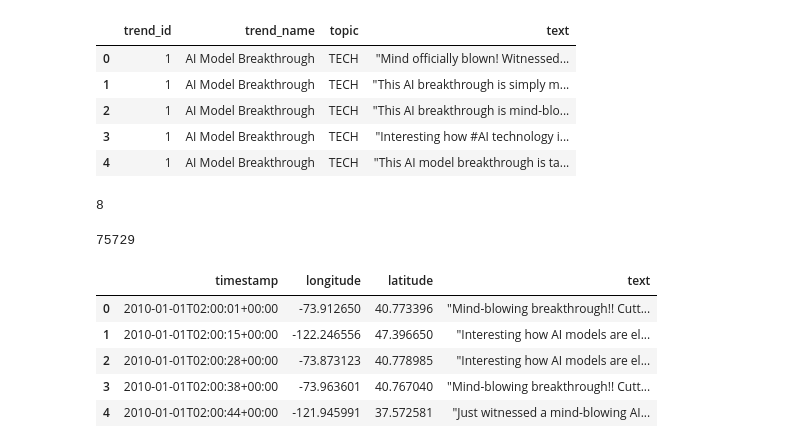
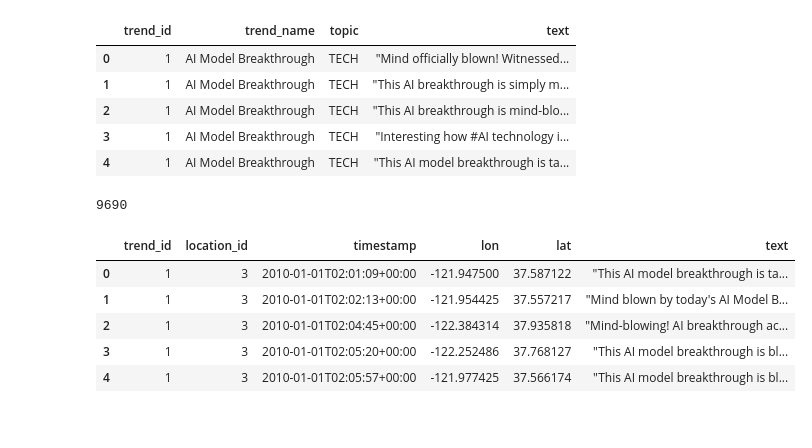
Before and after one commit to krinart/trend-pulse, a Jupyter notebook: notebooks/Trend Generation.ipynb, the cells around one changed output. Cells and saved outputs as stored; diff of their text form; code cells hidden in the pictures.

```diff
--- a/notebooks/Trend Generation.ipynb
+++ b/notebooks/Trend Generation.ipynb
@@ -412,12 +412,13 @@ def mercator_to_latlng(x: float, y: float):
     lon, lat = MERCATOR_TO_WGS84.transform(x, y)
     return lat, lon  # Return as (lat,lon) for consistency with most APIs
 
-def generate_messages_for_trend(trend_id: str,
-                              timeseries,
-                              heatmaps,
-                              window_minutes: int,
-                              messages_by_trend,
-                              total_messages: int = 10000):
+def generate_message_points_for_trend(trend_id: str,
+                                location_id,
+                                timeseries,
+                                heatmaps,
+                                window_minutes: int,
+                                messages_by_trend,
+                                total_messages: int = 10000):
     """Generate individual messages from trend's timeseries and heatmap data"""
 
     # Calculate message counts per window based on timeseries values
@@ -466,10 +467,11 @@ def generate_messages_for_trend(trend_id: str,
             )
 
             messages.append({
-                # 'trend_id': trend_id,
+                'trend_id': trend_id,
+                'location_id': location_id,
                 'timestamp': msg_timestamp.replace(microsecond=0).isoformat(),
-                'longitude': lon,
-                'latitude': lat,
+                'lon': lon,
+                'lat': lat,
                 'text': random.choice(messages_by_trend[trend_id]),
             })
 
@@ -477,37 +479,30 @@ def generate_messages_for_trend(trend_id: str,
 # %%
 trends, trends_timeseries, _, trends_timeseries_heatmaps,  = result_v23
 # %%
-trends_heatmaps = defaultdict(lambda: defaultdict(list))
+message_points = []
 
-for trend_id in trends_timeseries_heatmaps.keys():
-    for location_heatmaps in trends_timeseries_heatmaps[trend_id].values():
-        for timestamp, points in location_heatmaps.items():
-            # assert False, points[0]
-            trends_heatmaps[trend_id][timestamp].extend(points)
-print(len(trends_heatmaps))
+for trend_id, trend_config in enumerate(TRENDS_CONFIG, 1):
+    for location_id, trend_location_heatmaps in trends_timeseries_heatmaps[trend_id].items():
+
+        message_points.extend(generate_message_points_for_trend(
+            trend_id,
+            location_id,
+            trends_timeseries[trend_id],
+            trend_location_heatmaps,
+            trend_config.timeseries_config.window_minutes,
+            messages_by_trend,
+            total_messages=500))
+
+print(len(message_points))
 # %% [output]
-8
+9690
-# %%
-trends_messages = []
-
-for trend_id, trend_config in enumerate(TRENDS_CONFIG, 1):
-    trends_messages.extend(generate_messages_for_trend(
-        trend_id,
-        trends_timeseries[trend_id],
-        trends_heatmaps[trend_id],
-        trend_config.timeseries_config.window_minutes,
-        messages_by_trend))
-
-len(trends_messages)
-# %% [output]
-75729
-# %%
-df = pd.DataFrame(trends_messages)
-df.head()
-# %% [output]
-|  | timestamp | longitude | latitude | text |
-| 0 | 2010-01-01T02:00:01+00:00 | -73.912650 | 40.773396 | "Mind-blowing breakthrough!! Cutt... |
-| 1 | 2010-01-01T02:00:15+00:00 | -122.246556 | 47.396650 | "Interesting how AI models are el... |
-| 2 | 2010-01-01T02:00:28+00:00 | -73.873123 | 40.778985 | "Interesting how AI models are el... |
-| 3 | 2010-01-01T02:00:38+00:00 | -73.963601 | 40.767040 | "Mind-blowing breakthrough!! Cutt... |
-| 4 | 2010-01-01T02:00:44+00:00 | -121.945991 | 37.572581 | "Just witnessed a mind-blowing AI... |
+# %%
+df = pd.DataFrame(message_points)
+df.head()
+# %% [output]
+|  | trend_id | location_id | timestamp | lon | lat | text |
+| 0 | 1 | 3 | 2010-01-01T02:01:09+00:00 | -121.947500 | 37.587122 | "This AI model breakthrough is ta... |
+| 1 | 1 | 3 | 2010-01-01T02:02:13+00:00 | -121.954425 | 37.557217 | "Mind blown by today's AI Model B... |
+| 2 | 1 | 3 | 2010-01-01T02:04:45+00:00 | -122.384314 | 37.935818 | "Mind-blowing! AI breakthrough ac... |
+| 3 | 1 | 3 | 2010-01-01T02:05:20+00:00 | -122.252486 | 37.768127 | "This AI model breakthrough is bl... |
+| 4 | 1 | 3 | 2010-01-01T02:05:57+00:00 | -121.977425 | 37.566174 | "This AI model breakthrough is bl... |
```
Also changed, not shown: parts of 2 cells of this notebook, 6 other files.
